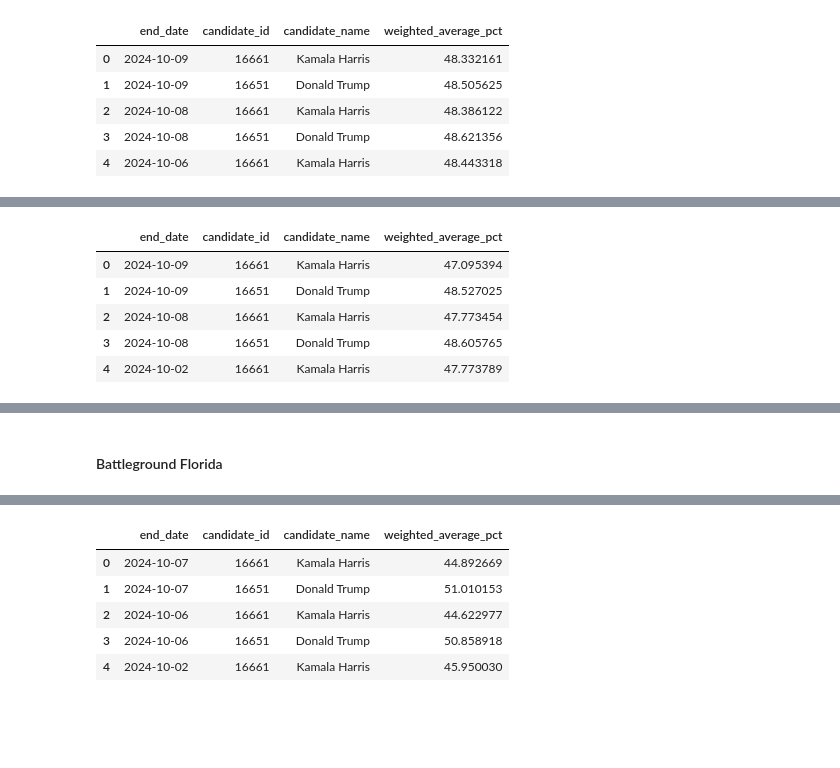
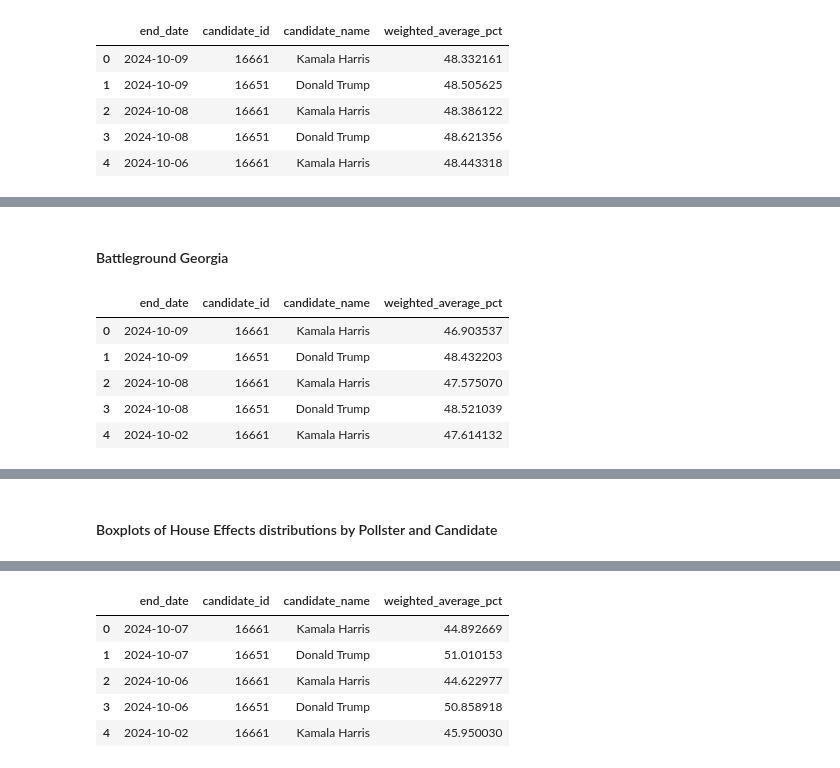
Before and after one commit to christophermoverton/ppoll_jupyterlab, a Jupyter notebook: 538pollingdata.ipynb, the cells around one changed output, grey strips where cells are left out. Saved outputs shown, nothing was run; the diff lists cells and outputs as text; code cells hidden in the pictures; blank space fills up the shorter version.

```diff
--- a/538pollingdata.ipynb
+++ b/538pollingdata.ipynb
@@ -1724,6 +1850,11 @@ df_mi = df_state_not_na_clean_sorted_cutoff[df_state_not_na_clean_sorted_cutoff[
 #df_mi = df_mi[df_mi['numeric_grade'] >= 0.4].copy() #using data from F rated pollsters and above
 df_mi = df_mi[df_mi['population'] == 'lv'].copy() #gather likely voter data
 #print(df_mi)
+#Recording house effect data for visualization reuse
+# Step 1: Initialize an empty DataFrame outside the loop
+columns = ['pollster', 'state', 'candidate_name', 'house_effect']
+house_effect_data = pd.DataFrame(columns=columns)
+#end recording house effect data...
 
 # Iterate through each unique end date
 for current_date in df_mi['end_date'].unique():
@@ -1800,7 +1931,7 @@ for current_date in df_mi['end_date'].unique():
         #df['z_score'].apply(lambda z: z ** 2 if abs(z) > 1 else z)
         candidate_data['weight_outlier'] = np.exp(-1*candidate_data['zscores'])#.apply(lambda z: z**2 if abs(z) > 2.5 else (z**1.75 if abs(z) > 2.0 else (z**1.5 if abs(z) > 1.5 else z))))
         #lets grab house effect data
-        # Group the data by 'pollster' and calculate the mean of 'pct' for each pollster
+        # Group the data by 'pollster' and calculate the mean of 'pct' for each pollstera
         #Start House effect data computation#
         c_mean2 = candidate_data[(candidate_data['days_past_index'] < 15) & (candidate_data['days_past_index'] >= 0)]['pct'].mean()
         c_mean_by_pollster = candidate_data[(candidate_data['days_past_index'] < 15) &
@@ -1829,6 +1960,17 @@ for current_date in df_mi['end_date'].unique():
         #print(candidate_data.head(10))
         # Apply the house effect to adjust the 'pct' values
         candidate_data['adjusted_pct'] = candidate_data['pct'] - candidate_data['house_effect']
+        #start saving house effect data for boxplots
+        new_data = pd.DataFrame({
+            'pollster': candidate_data['pollster'],  # Existing pollster data
+            'state': candidate_data['state'],  # Existing state data
+            'candidate_name': candidate_data['candidate_name'],  # Adding candidate_name
+            'house_effect': candidate_data['house_effect']  # Existing house effect data
+        })
+
+        # Append new data to the main DataFrame
+        house_effect_data = pd.concat([house_effect_data, new_data], ignore_index=True)
+        #end saving house effect data for box plots
         #print(candidate_data['adjusted_pct'].head(10))
         # Step 8: Compute the total weight 'w_i' for each poll
         #candidate_data['weight_mode'] = 1.0  # Assuming 'weight_mode' is a fixed value of 1.0, adjust if needed
@@ -1965,3 +2131,5 @@ final_chart.show()
+# %% [markdown]
+#### Battleground Georgia
 # %%
 # Initialize lambda and create an empty DataFrame to store the results
 lambda_value = .375
@@ -1981,6 +2149,11 @@ df_mi = df_state_not_na_clean_sorted_cutoff[df_state_not_na_clean_sorted_cutoff[
 #df_mi = df_mi[df_mi['numeric_grade'] >= 0.4].copy() #using data from F rated pollsters and above
 df_mi = df_mi[df_mi['population'] == 'lv'].copy() #gather likely voter data
 #print(df_mi)
+#Recording house effect data for visualization reuse
+# Step 1: Initialize an empty DataFrame outside the loop
+columns = ['pollster', 'state', 'candidate_name', 'house_effect']
+house_effect_data = pd.DataFrame(columns=columns)
+#end recording house effect data...
 
 # Iterate through each unique end date
 for current_date in df_mi['end_date'].unique():
@@ -2057,7 +2230,7 @@ for current_date in df_mi['end_date'].unique():
         #df['z_score'].apply(lambda z: z ** 2 if abs(z) > 1 else z)
         candidate_data['weight_outlier'] = np.exp(-1*candidate_data['zscores'])#.apply(lambda z: z**2 if abs(z) > 2.5 else (z**1.75 if abs(z) > 2.0 else (z**1.5 if abs(z) > 1.5 else z))))
         #lets grab house effect data
-        # Group the data by 'pollster' and calculate the mean of 'pct' for each pollster
+        # Group the data by 'pollster' and calculate the mean of 'pct' for each pollstera
         #Start House effect data computation#
         c_mean2 = candidate_data[(candidate_data['days_past_index'] < 15) & (candidate_data['days_past_index'] >= 0)]['pct'].mean()
         c_mean_by_pollster = candidate_data[(candidate_data['days_past_index'] < 15) &
@@ -2086,6 +2259,17 @@ for current_date in df_mi['end_date'].unique():
         #print(candidate_data.head(10))
         # Apply the house effect to adjust the 'pct' values
         candidate_data['adjusted_pct'] = candidate_data['pct'] - candidate_data['house_effect']
+        #start saving house effect data for boxplots
+        new_data = pd.DataFrame({
+            'pollster': candidate_data['pollster'],  # Existing pollster data
+            'state': candidate_data['state'],  # Existing state data
+            'candidate_name': candidate_data['candidate_name'],  # Adding candidate_name
+            'house_effect': candidate_data['house_effect']  # Existing house effect data
+        })
+
+        # Append new data to the main DataFrame
+        house_effect_data = pd.concat([house_effect_data, new_data], ignore_index=True)
+        #end saving house effect data for box plots
         #print(candidate_data['adjusted_pct'].head(10))
         # Step 8: Compute the total weight 'w_i' for each poll
         #candidate_data['weight_mode'] = 1.0  # Assuming 'weight_mode' is a fixed value of 1.0, adjust if needed
@@ -2094,38 +2278,38 @@ for current_date in df_mi['end_date'].unique():
             candidate_data['weight_score'] * candidate_data['weight_time'] * candidate_data['weight_outlier']
         )
         # check for NaN entries in the w_i column
         #nan_weight_i = candidate_data['w_i'].isna().sum()
         #print result
         #print(f"Number of NaN value in 'w_i': {nan_weight_i}")
 
         # Step 3: Identify rows with NaN in w_i to examine their individual values
         #nan_rows = candidate_data[candidate_data['w_i'].isna()]
         #print("Rows producing NaN in 'w_i':")
         #print(nan_rows[['methodology','weight_mode', 'weight_sample', 'weight_score', 'weight_time', 'w_i']])
 
         # Step 9: Compute the weighted average of the poll points ('pct') using the computed weights
         weighted_average_pct = np.average(candidate_data['adjusted_pct'], weights=candidate_data['w_i'])
 
         # Step 10: Store the current date, candidate_id, candidate_name, and the weighted average in a new DataFrame
         if not candidate_data.empty:
             candidate_name = candidate_data['candidate_name'].iloc[0]
             weighted_averages.append({
                 'end_date': current_date,
                 'candidate_id': candidate,
                 'candidate_name': candidate_name,
                 'weighted_average_pct': weighted_average_pct
             })
 
 # Convert the results into a new DataFrame
 df_weighted_averages = pd.DataFrame(weighted_averages)
 df_weighted_averages.head()
 # %% [output]
 |  | end_date | candidate_id | candidate_name | weighted_average_pct |
-| 0 | 2024-10-09 | 16661 | Kamala Harris | 47.095394 |
-| 1 | 2024-10-09 | 16651 | Donald Trump | 48.527025 |
-| 2 | 2024-10-08 | 16661 | Kamala Harris | 47.773454 |
-| 3 | 2024-10-08 | 16651 | Donald Trump | 48.605765 |
-| 4 | 2024-10-02 | 16661 | Kamala Harris | 47.773789 |
+| 0 | 2024-10-09 | 16661 | Kamala Harris | 46.903537 |
+| 1 | 2024-10-09 | 16651 | Donald Trump | 48.432203 |
+| 2 | 2024-10-08 | 16661 | Kamala Harris | 47.575070 |
+| 3 | 2024-10-08 | 16651 | Donald Trump | 48.521039 |
+| 4 | 2024-10-02 | 16661 | Kamala Harris | 47.614132 |
 # %%
 # Pivot the data so that we have both candidates' weighted averages in the same row for each end_date
 df_pivot = df_weighted_averages.pivot(index='end_date', columns='candidate_name', values='weighted_average_pct').reset_index()
@@ -2217,5 +2401,5 @@ final_chart = alt.hconcat(chart1, chart2)
 final_chart.show()
 # %% [output]
 [interactive output not drawn]
-# %% [markdown]
-#### Battleground Florida
+# %% [markdown]
+#### Boxplots of House Effects distributions by Pollster and Candidate
```
Also changed, not shown: parts of 48 cells of this notebook, 1 other file.
